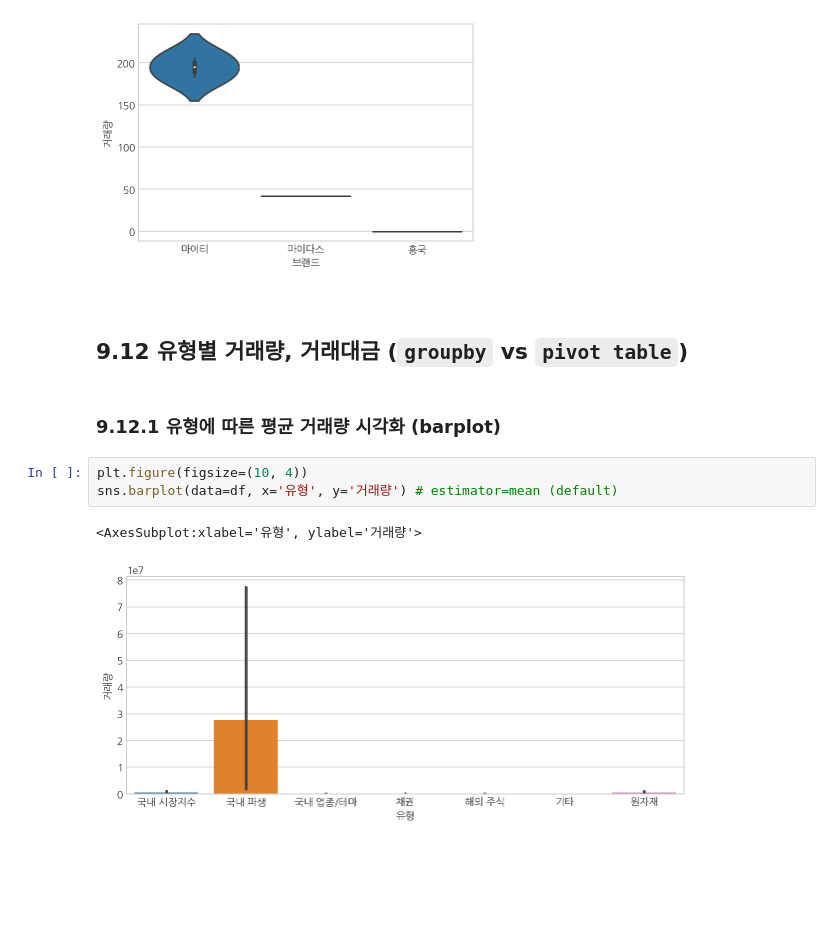
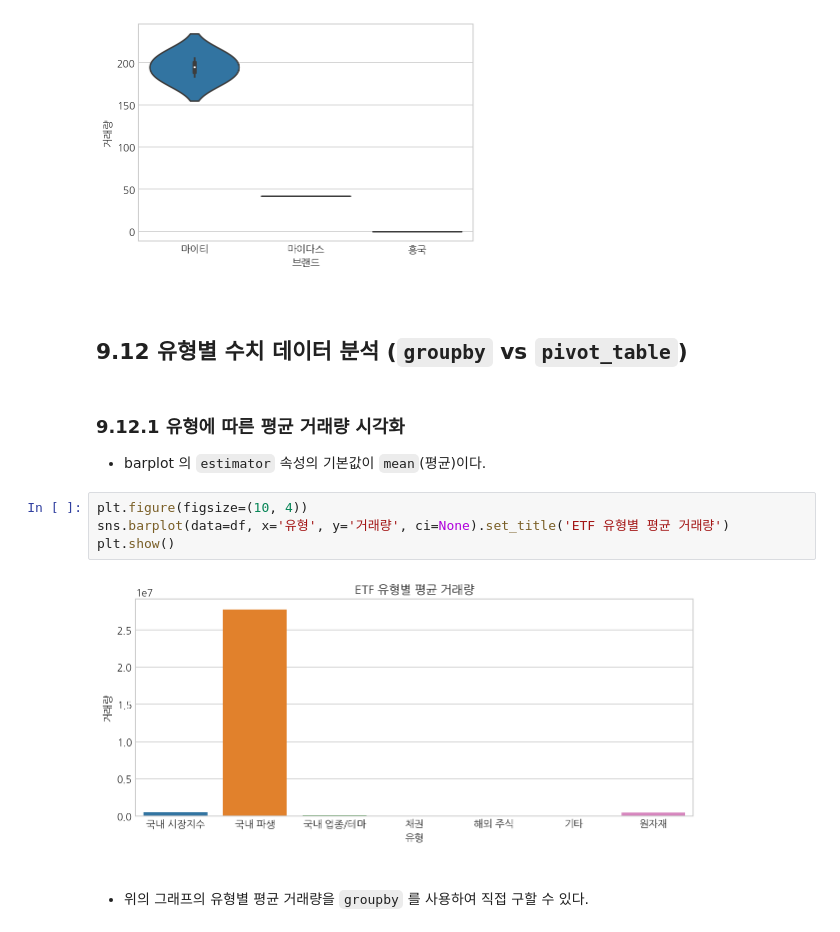
Before and after one commit to zgotter/financial-data-analysis-with-python, a Jupyter notebook: 09_ETF-data-analysis-and-visualization.ipynb, the cells around one changed output. Saved outputs shown, nothing was run; the diff lists cells and outputs as text; blank space fills up the shorter version.

```diff
--- a/09_ETF-data-analysis-and-visualization.ipynb
+++ b/09_ETF-data-analysis-and-visualization.ipynb
@@ -1221,12 +1221,18 @@ sns.violinplot(data=df[df['브랜드'].isin(['마이티', '마이다스', '흥
 # %% [markdown]
 <br>
 
-## 9.12 유형별 거래량, 거래대금 (`groupby` vs `pivot table`)
+## 9.12 유형별 수치 데이터 분석 (`groupby` vs `pivot_table`)
 # %% [markdown]
-### 9.12.1 유형에 따른 평균 거래량 시각화 (barplot)
+### 9.12.1 유형에 따른 평균 거래량 시각화
+
+- barplot 의 `estimator` 속성의 기본값이 `mean`(평균)이다.
 # %%
 plt.figure(figsize=(10, 4))
-sns.barplot(data=df, x='유형', y='거래량') # estimator=mean (default)
+sns.barplot(data=df, x='유형', y='거래량', ci=None).set_title('ETF 유형별 평균 거래량')
+plt.show()
 # %% [output]
-<AxesSubplot:xlabel='유형', ylabel='거래량'>
-[figure, old version]
+[figure, new version]
+# %% [markdown]
+<br>
+
+- 위의 그래프의 유형별 평균 거래량을 `groupby` 를 사용하여 직접 구할 수 있다.
```
Also changed, not shown: parts of 24 cells of this notebook.
